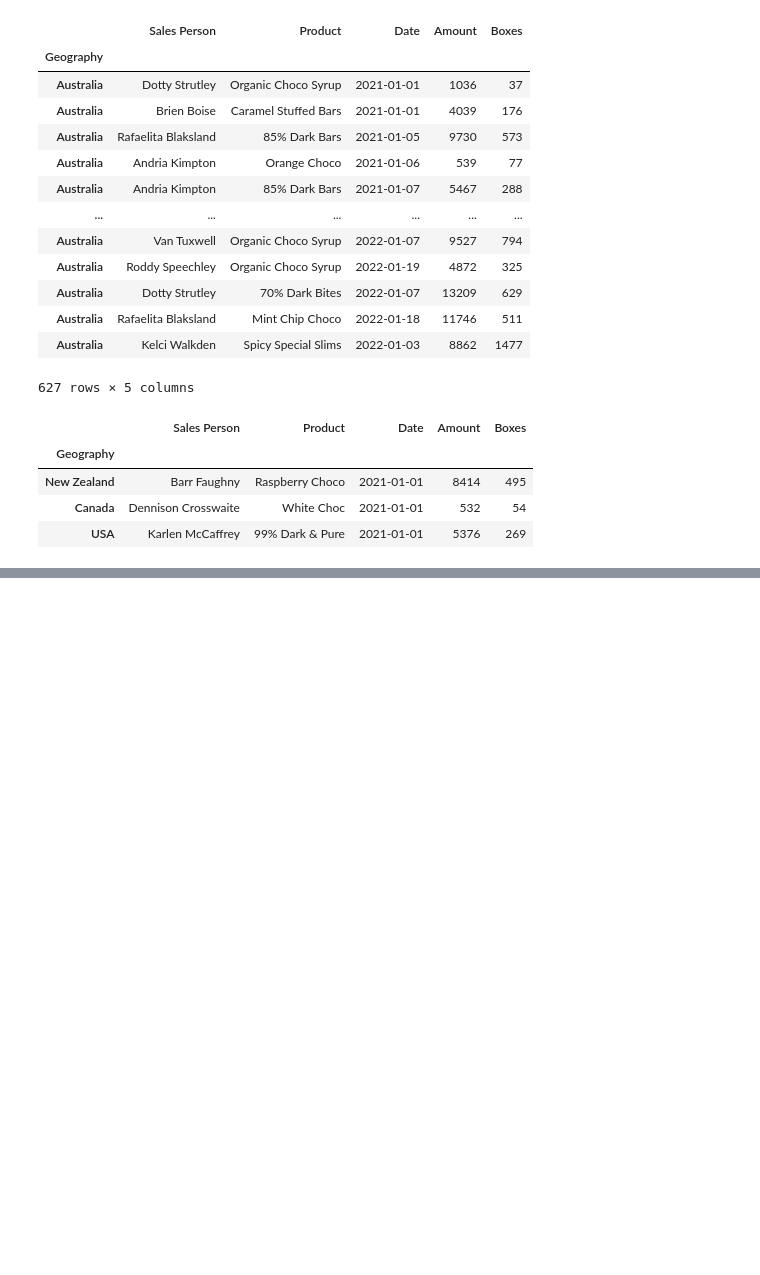
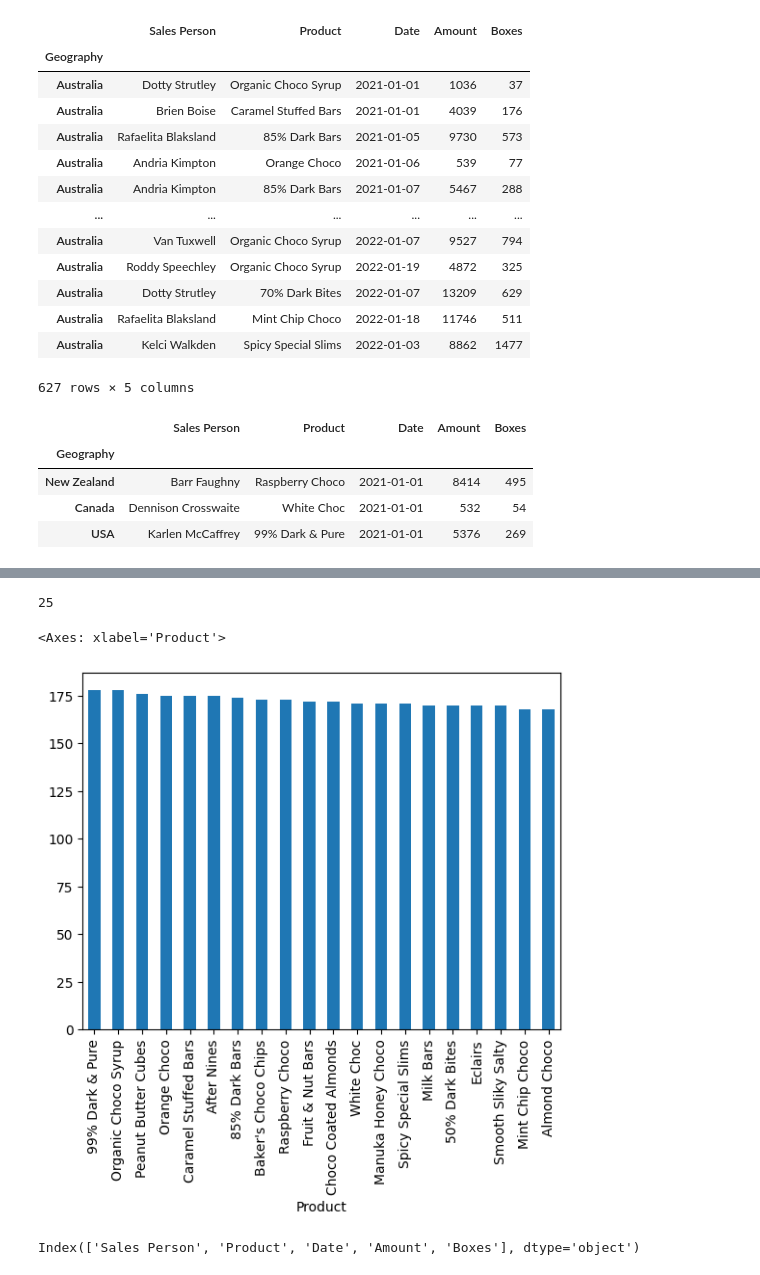
Before and after one commit to KudoroEsther/Files-Data_Analysis-, a Jupyter notebook: Task15/Task_15_Pandas_101.ipynb, the cells around one changed output, grey strips where cells are left out. Drawn from its saved outputs; the diff is of its cells as text; code cells hidden in the pictures; blank space fills up the shorter version.

```diff
--- a/Task15/Task_15_Pandas_101.ipynb
+++ b/Task15/Task_15_Pandas_101.ipynb
@@ -248,0 +282,15 @@ sales.iloc[0:3]
+# %%
+#Total number of products
+sales["Product"].nunique()
+# %% [output]
+25
+# %%
+#top 20 products with the highest purchases
+sales["Product"].value_counts().sort_values(ascending=False).head(20).plot(kind='bar')
+# %% [output]
+<Axes: xlabel='Product'>
+[figure, added]
+# %%
+sales.columns
+# %% [output]
+Index(['Sales Person', 'Product', 'Date', 'Amount', 'Boxes'], dtype='object')
```
Also changed, not shown: parts of 11 cells of this notebook.
